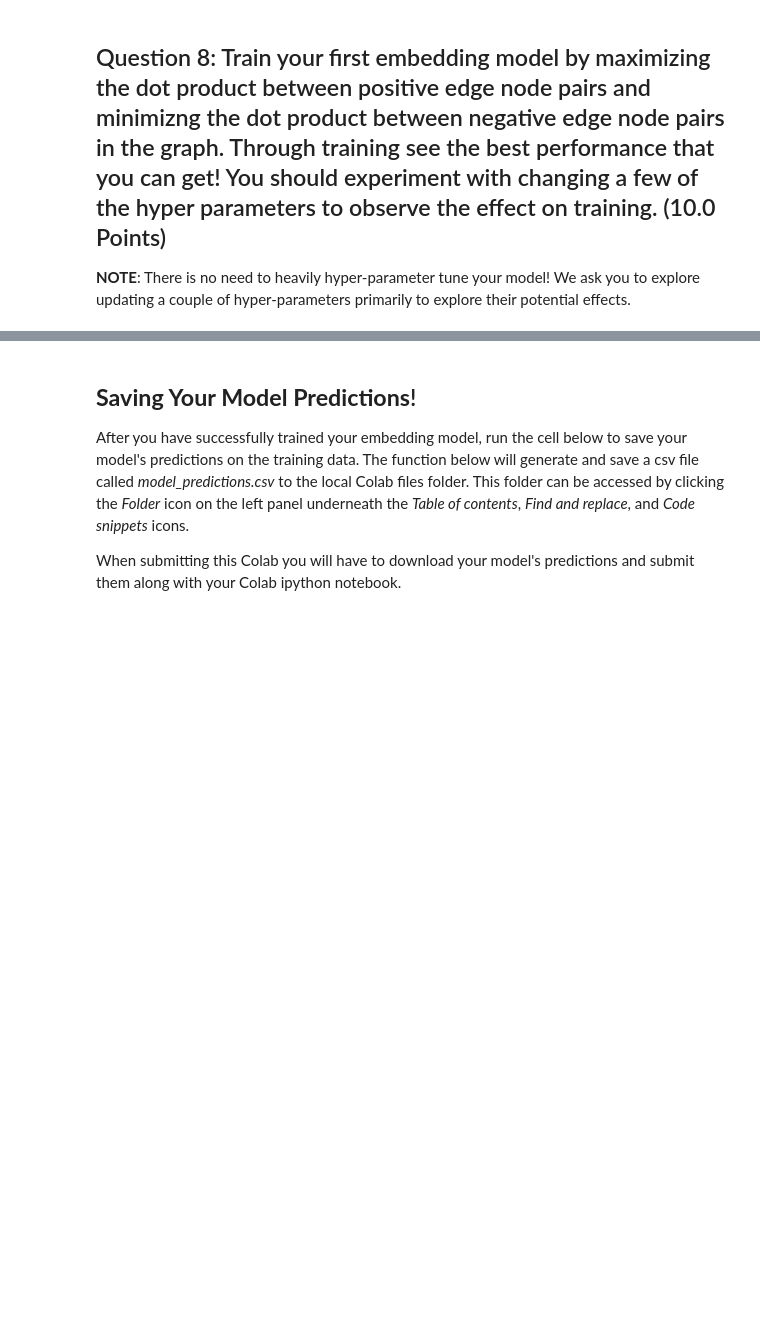
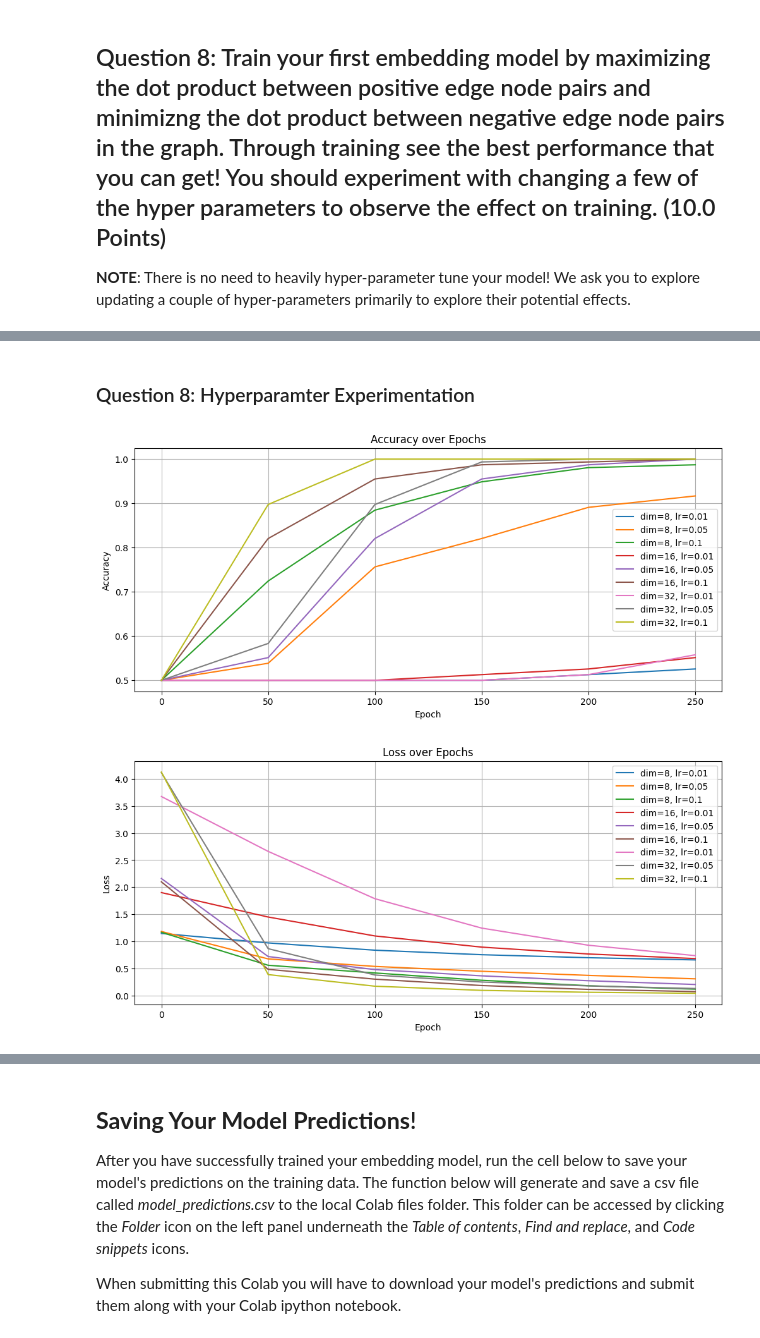
Before and after one commit to rodolfolermacontreras/Stanford-Graph-ML-Class-1, a Jupyter notebook: Notebook/XCS224W_Colab1.ipynb, the cells around one changed output, grey strips where cells are left out. Drawn from its saved outputs; the diff is of its cells as text; code cells hidden in the pictures; blank space fills up the shorter version.

```diff
--- a/Notebook/XCS224W_Colab1.ipynb
+++ b/Notebook/XCS224W_Colab1.ipynb
@@ -351,16 +400,14 @@ Now, it's time to create a node embedding matrix for our graph!
 torch.manual_seed(1)
 
 def create_node_emb(num_node=34, embedding_dim=16):
-  # TODO: Implement a function that creates the node embedding matrix.
-  # Return a torch.nn.Embedding layer. You do not need to change
-  # the values of num_node and embedding_dim. The weight matrix of the returned
-  # layer should be initialized using torch.rand under uniform distribution on the interval [0, 1).
+  # Create an embedding layer with specified dimensions
+  # num_node: number of nodes in the graph
+  # embedding_dim: dimension of each node's embedding vector
+  emb = nn.Embedding(num_embeddings=num_node, embedding_dim=embedding_dim)
 
-  emb = None
-
-  ############# Your code here ############
-  pass
-  #########################################
+  # Initialize the embedding weights with random values from uniform distribution [0,1)
+  # This replaces the default initialization in PyTorch
+  emb.weight.data = torch.rand(num_node, embedding_dim)
 
   return emb
 
@@ -496,0 +580,2 @@ if 'IS_GRADESCOPE_ENV' not in os.environ:
+# %% [markdown]
+### Question 8: Hyperparamter Experimentation
@@ -496,0 +627,27 @@ if 'IS_GRADESCOPE_ENV' not in os.environ:
+# %%
+# Plot Accuracy
+plt.figure(figsize=(12, 5))
+for res in results:
+    label = f"dim={res['embedding_dim']}, lr={res['learning_rate']}"
+    plt.plot(range(0, epochs, 50), res["accuracy"], label=label)
+plt.title("Accuracy over Epochs")
+plt.xlabel("Epoch")
+plt.ylabel("Accuracy")
+plt.legend()
+plt.grid(True)
+plt.show()
+
+# Plot Loss
+plt.figure(figsize=(12, 5))
+for res in results:
+    label = f"dim={res['embedding_dim']}, lr={res['learning_rate']}"
+    plt.plot(range(0, epochs, 50), res["loss"], label=label)
+plt.title("Loss over Epochs")
+plt.xlabel("Epoch")
+plt.ylabel("Loss")
+plt.legend()
+plt.grid(True)
+plt.show()
+# %% [output]
+[figure, added]
+[figure, added]
```
Also changed, not shown: parts of 27 cells of this notebook, 1 other file.
